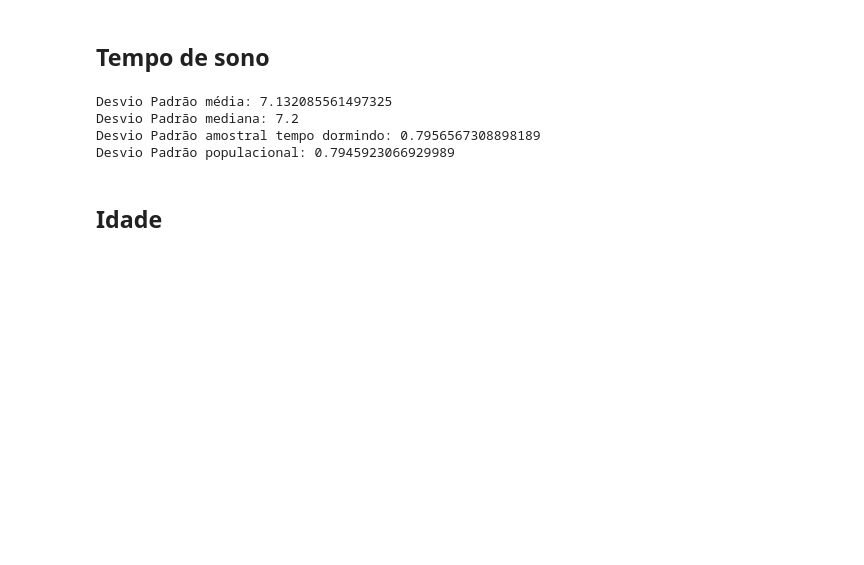
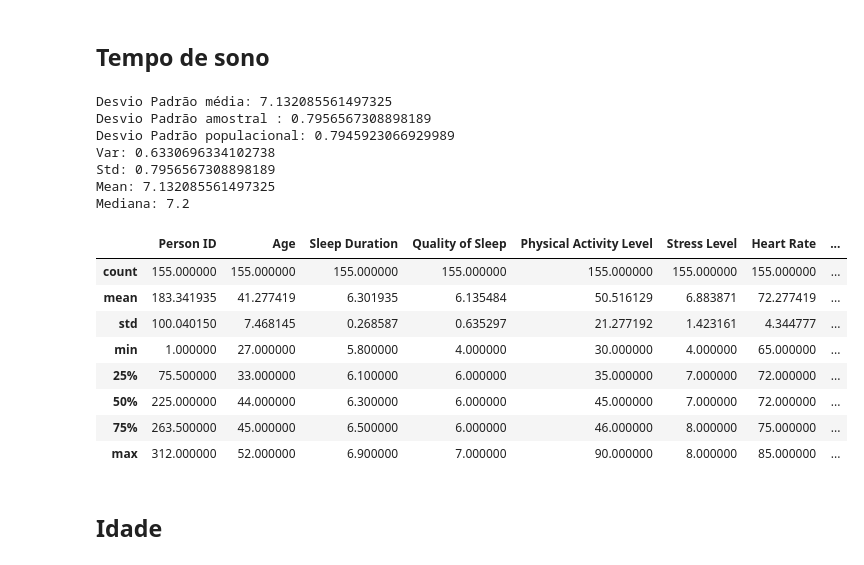
Before and after one commit to carolinarutililima/Projeto_Final_Estatistica, a Jupyter notebook: code.ipynb, the cells around one changed output. Cells and saved outputs as stored; diff of their text form; code cells hidden in the pictures; blank space fills up the shorter version.

```diff
--- a/code.ipynb
+++ b/code.ipynb
@@ -29,13 +42,31 @@ Name: Gender, dtype: object
 ## Tempo de sono
 # %%
 print('Desvio Padrão média:', df['Sleep Duration'].mean())
-print('Desvio Padrão mediana:', df['Sleep Duration'].median())
-print('Desvio Padrão amostral tempo dormindo:', df['Sleep Duration'].std())
+print('Desvio Padrão amostral :', df['Sleep Duration'].std())
 print('Desvio Padrão populacional:', df['Sleep Duration'].std(ddof=0))
+print('Var:', df['Sleep Duration'].var())
+print('Std:', df['Sleep Duration'].std())
+print('Mean:', df['Sleep Duration'].mean())
+print('Mediana:', df['Sleep Duration'].median())
 # %% [output]
 Desvio Padrão média: 7.132085561497325
-Desvio Padrão mediana: 7.2
-Desvio Padrão amostral tempo dormindo: 0.7956567308898189
+Desvio Padrão amostral : 0.7956567308898189
 Desvio Padrão populacional: 0.7945923066929989
+Var: 0.6330696334102738
+Std: 0.7956567308898189
+Mean: 7.132085561497325
+Mediana: 7.2
+# %%
+df[df['Sleep Duration'] <= 7].describe()
+# %% [output]
+|  | Person ID | Age | Sleep Duration | Quality of Sleep | Physical Activity Level | Stress Level | Heart Rate | ... |
+| count | 155.000000 | 155.000000 | 155.000000 | 155.000000 | 155.000000 | 155.000000 | 155.000000 | ... |
+| mean | 183.341935 | 41.277419 | 6.301935 | 6.135484 | 50.516129 | 6.883871 | 72.277419 | ... |
+| std | 100.040150 | 7.468145 | 0.268587 | 0.635297 | 21.277192 | 1.423161 | 4.344777 | ... |
+| min | 1.000000 | 27.000000 | 5.800000 | 4.000000 | 30.000000 | 4.000000 | 65.000000 | ... |
+| 25% | 75.500000 | 33.000000 | 6.100000 | 6.000000 | 35.000000 | 7.000000 | 72.000000 | ... |
+| 50% | 225.000000 | 44.000000 | 6.300000 | 6.000000 | 45.000000 | 7.000000 | 72.000000 | ... |
+| 75% | 263.500000 | 45.000000 | 6.500000 | 6.000000 | 46.000000 | 8.000000 | 75.000000 | ... |
+| max | 312.000000 | 52.000000 | 6.900000 | 7.000000 | 90.000000 | 8.000000 | 85.000000 | ... |
 # %% [markdown]
 ## Idade
```
Also changed, not shown: parts of 26 cells of this notebook.
